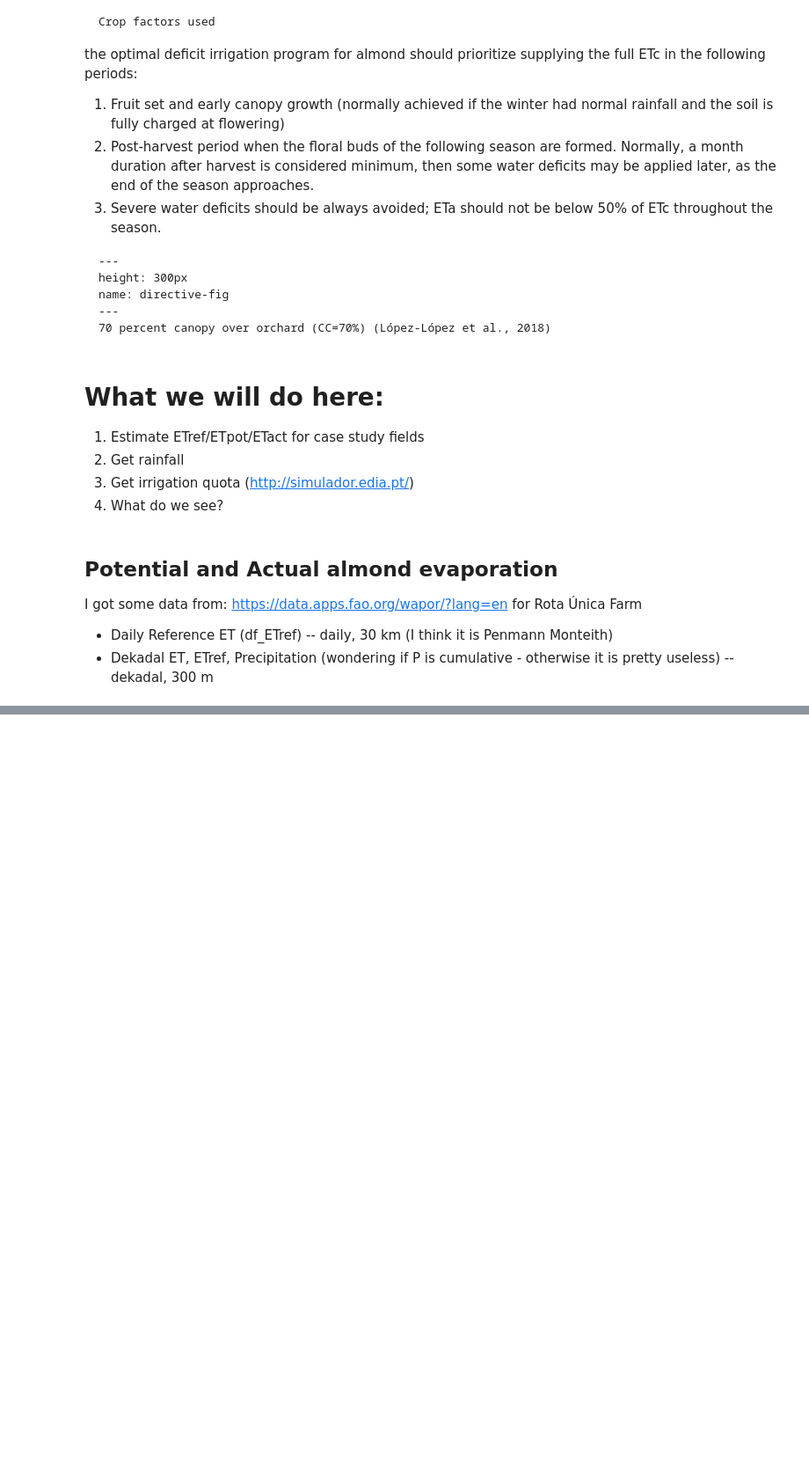
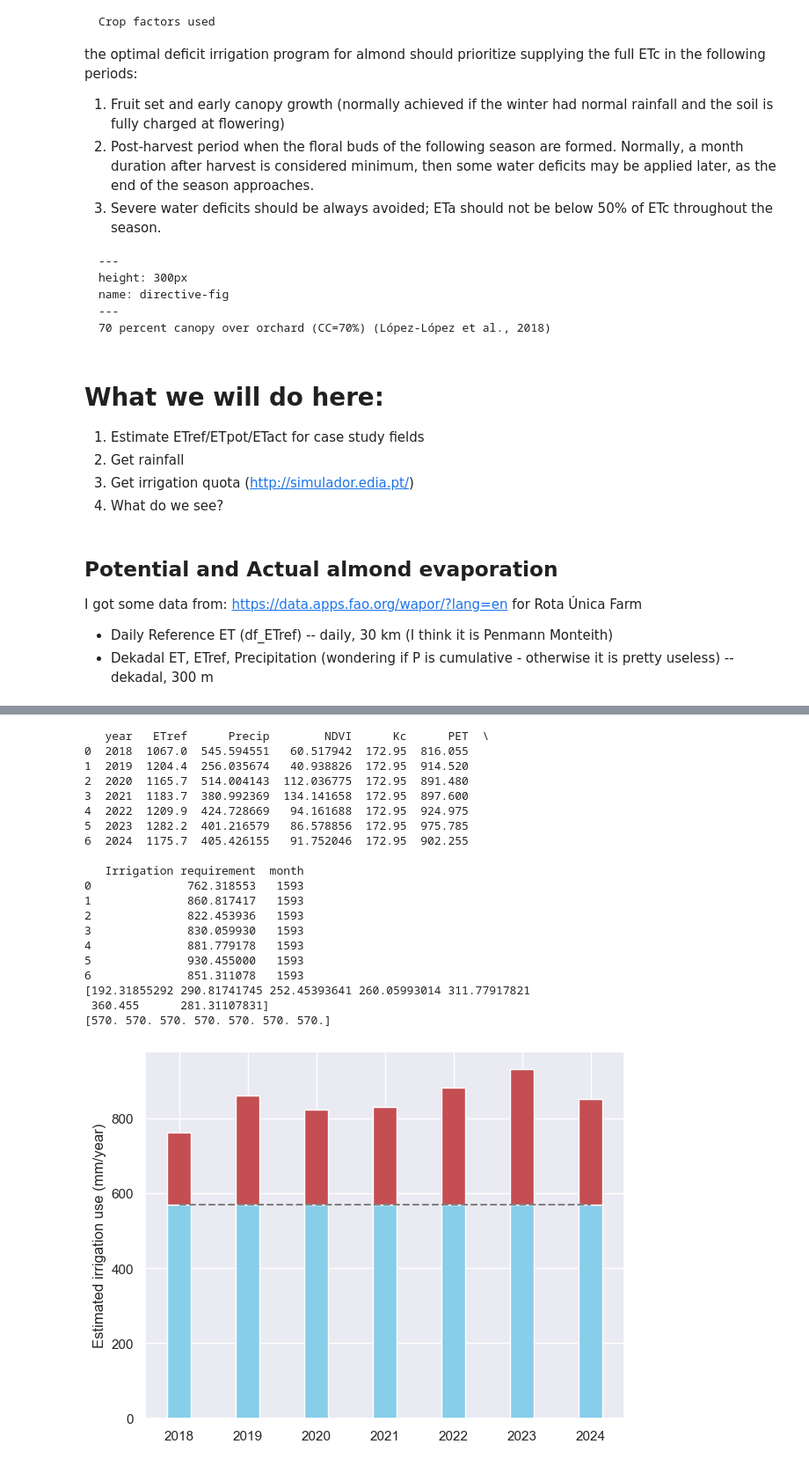
Before and after one commit to nadja1390/RAFIP, a Jupyter notebook: Orchard_Water_Use.ipynb, the cells around one changed output, grey strips where cells are left out. Shown at 88% size. Drawn from its saved outputs; the diff is of its cells as text; code cells hidden in the pictures; blank space fills up the shorter version.

```diff
--- a/Orchard_Water_Use.ipynb
+++ b/Orchard_Water_Use.ipynb
@@ -262,0 +334,54 @@ plt.show()
+# %%
+# Filter for months March (3) to September (9)
+df_filtered = df_merged[(df_merged['month'] >= 3) & (df_merged['month'] <= 10)]
+
+# Group by year and sum values
+yearly_sums = df_filtered.groupby('year').sum().reset_index()
+
+print(yearly_sums)
+
+# some example data
+threshold = 570 #mm/year irrigation requirement
+
+# split it up
+above_threshold = np.maximum(yearly_sums['Irrigation requirement'].values - threshold, 0)
+below_threshold = np.minimum(yearly_sums['Irrigation requirement'].values, threshold)
+
+print(above_threshold)
+print(below_threshold)
+
+
+# and plot it
+fig, ax = plt.subplots()
+ax.bar(yearly_sums['year'].values, below_threshold, 0.35, color="skyblue")
+ax.bar(yearly_sums['year'].values, above_threshold, 0.35, color="r",
+        bottom=below_threshold)
+
+# horizontal line indicating the threshold
+ax.plot([yearly_sums['year'].min(), yearly_sums['year'].max()], [threshold, threshold], color="gray", linestyle='--')
+
+plt.ylabel('Estimated irrigation use (mm/year)')
+plt.tight_layout()
+plt.show()
+# %% [output]
+   year   ETref      Precip        NDVI      Kc      PET  \
+0  2018  1067.0  545.594551   60.517942  172.95  816.055
+1  2019  1204.4  256.035674   40.938826  172.95  914.520
+2  2020  1165.7  514.004143  112.036775  172.95  891.480
+3  2021  1183.7  380.992369  134.141658  172.95  897.600
+4  2022  1209.9  424.728669   94.161688  172.95  924.975
+5  2023  1282.2  401.216579   86.578856  172.95  975.785
+6  2024  1175.7  405.426155   91.752046  172.95  902.255
+
+   Irrigation requirement  month
+0              762.318553   1593
+1              860.817417   1593
+2              822.453936   1593
+3              830.059930   1593
+4              881.779178   1593
+5              930.455000   1593
+6              851.311078   1593
+[192.31855292 290.81741745 252.45393641 260.05993014 311.77917821
+ 360.455      281.31107831]
+[570. 570. 570. 570. 570. 570. 570.]
+[figure, added]
```
Also changed, not shown: parts of 14 cells of this notebook, 2 other files.
